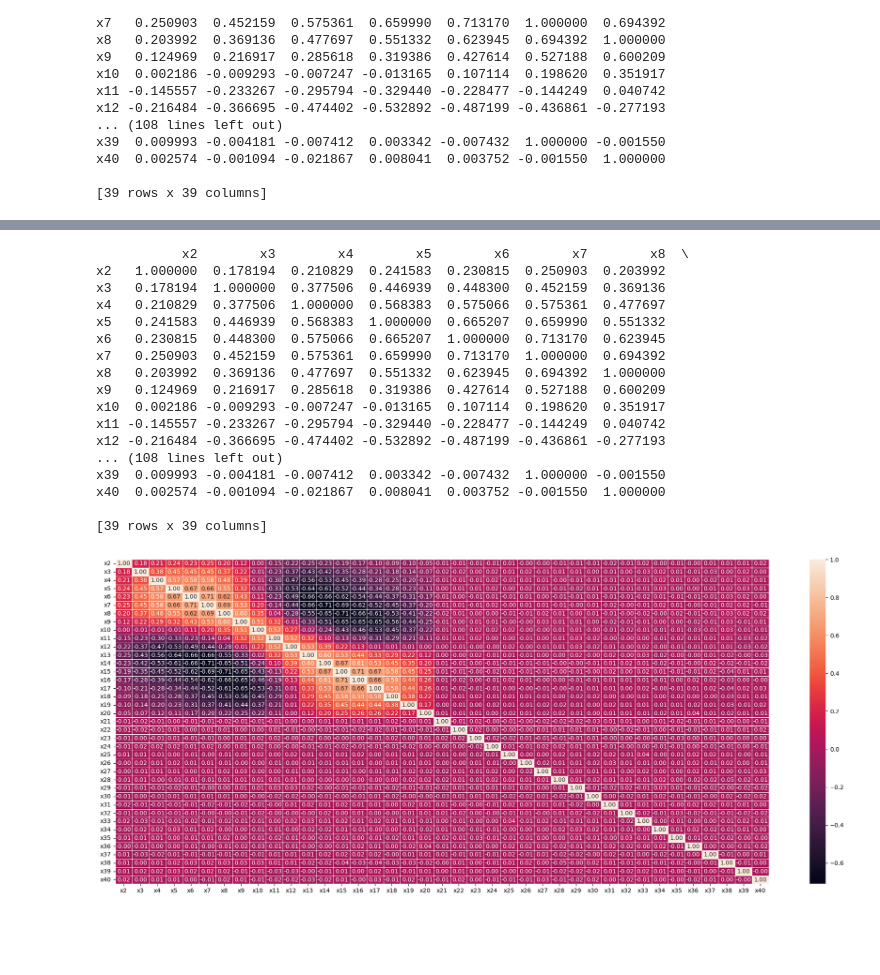
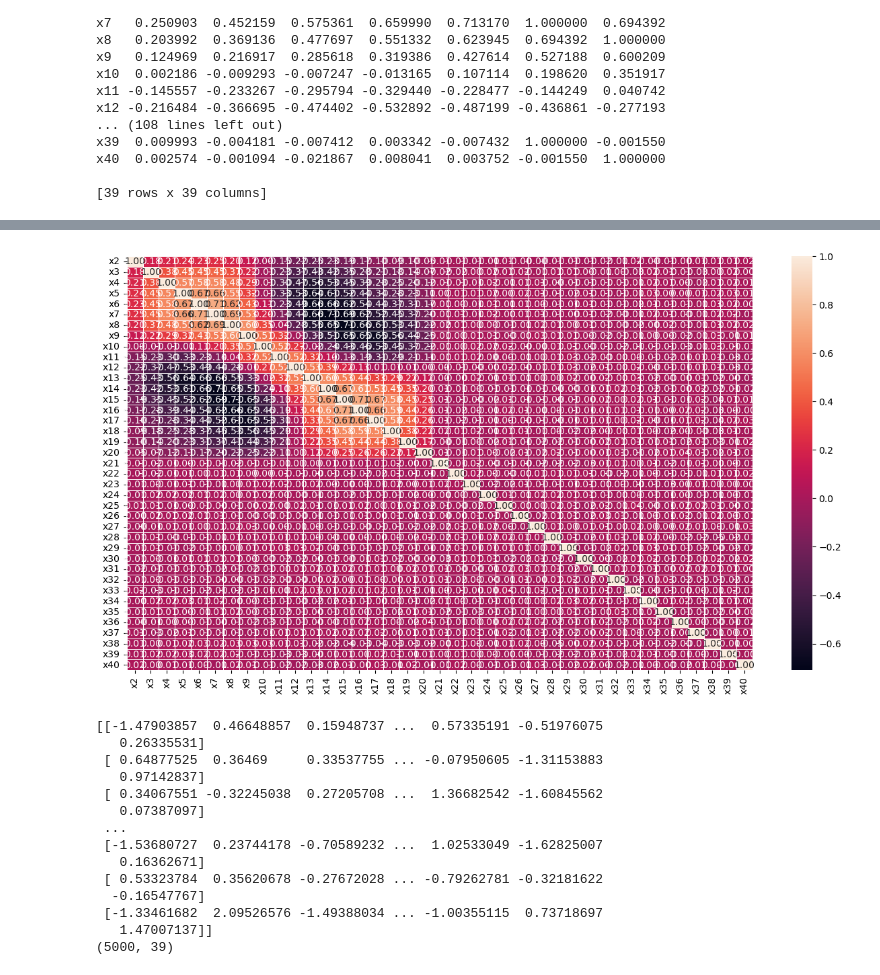
Before and after one commit to jady-lima/Correlacao-de-Pearson-e-Reducao-de-Dimensionalidade, a Jupyter notebook: src/03_correlacao_waveform.ipynb, the cells around one changed output, grey strips where cells are left out. Cells and saved outputs as stored; diff of their text form; code cells hidden in the pictures; blank space fills up the shorter version.

```diff
--- a/src/03_correlacao_waveform.ipynb
+++ b/src/03_correlacao_waveform.ipynb
@@ -3,7 +3,7 @@ import pandas as pd
 import seaborn as sn
 import matplotlib.pyplot as plt
 # %%
-databaseWaveform = pd.read_csv("data/Waveform.csv", encoding="utf-8")
+databaseWaveform = pd.read_csv("data/Waveform/Waveform.csv", encoding="utf-8")
 databaseWaveform.info()
 # %% [output]
 <class 'pandas.core.frame.DataFrame'>
@@ -24,8 +24,9 @@ Data columns (total 41 columns):
 dtypes: float64(40), int64(1)
 memory usage: 1.6 MB
 # %%
-correlationPearson = databaseWaveform.iloc[:, 1:-1].corr(method='pearson')
-print(correlationPearson)
+X = databaseWaveform.iloc[:, 1:-1]
+correlationPearsonComplete = X.corr(method='pearson')
+print(correlationPearsonComplete)
 # %% [output]
            x2        x3        x4        x5        x6        x7        x8  \
 x2   1.000000  0.178194  0.210829  0.241583  0.230815  0.250903  0.203992
@@ -68,21 +47,0 @@ memory usage: 1.6 MB
-# %%
-correlationPearson = databaseWaveform.iloc[:, 1:-1].corr(method='pearson')
-print(correlationPearson)
-# %% [output]
-           x2        x3        x4        x5        x6        x7        x8  \
-x2   1.000000  0.178194  0.210829  0.241583  0.230815  0.250903  0.203992
-x3   0.178194  1.000000  0.377506  0.446939  0.448300  0.452159  0.369136
-x4   0.210829  0.377506  1.000000  0.568383  0.575066  0.575361  0.477697
-x5   0.241583  0.446939  0.568383  1.000000  0.665207  0.659990  0.551332
-x6   0.230815  0.448300  0.575066  0.665207  1.000000  0.713170  0.623945
-x7   0.250903  0.452159  0.575361  0.659990  0.713170  1.000000  0.694392
-x8   0.203992  0.369136  0.477697  0.551332  0.623945  0.694392  1.000000
-x9   0.124969  0.216917  0.285618  0.319386  0.427614  0.527188  0.600209
-x10  0.002186 -0.009293 -0.007247 -0.013165  0.107114  0.198620  0.351917
-x11 -0.145557 -0.233267 -0.295794 -0.329440 -0.228477 -0.144249  0.040742
-x12 -0.216484 -0.366695 -0.474402 -0.532892 -0.487199 -0.436861 -0.277193
-... (108 lines left out)
-x39  0.009993 -0.004181 -0.007412  0.003342 -0.007432  1.000000 -0.001550
-x40  0.002574 -0.001094 -0.021867  0.008041  0.003752 -0.001550  1.000000
-
-[39 rows x 39 columns]
@@ -89,6 +51,6 @@ x40  0.002574 -0.001094 -0.021867  0.008041  0.003752 -0.001550  1.000000
 # %%
-plt.figure(figsize=(25, 10))
-plot = sn.heatmap(correlationPearson, annot=True, fmt=".2f", linewidths=.6)
+plt.figure(figsize=(15, 8))
+plot = sn.heatmap(correlationPearsonComplete, annot=True, fmt=".2f", linewidths=.6)
 plt.show()
 # %% [output]
-[figure, old version]
+[figure, new version]
@@ -94,0 +59,19 @@ plt.show()
+# %%
+X_std = StandardScaler().fit_transform(X)
+print(X_std)
+print(X_std.shape)
+# %% [output]
+[[-1.47903857  0.46648857  0.15948737 ...  0.57335191 -0.51976075
+   0.26335531]
+ [ 0.64877525  0.36469     0.33537755 ... -0.07950605 -1.31153883
+   0.97142837]
+ [ 0.34067551 -0.32245038  0.27205708 ...  1.36682542 -1.60845562
+   0.07387097]
+ ...
+ [-1.53680727  0.23744178 -0.70589232 ...  1.02533049 -1.62825007
+   0.16362671]
+ [ 0.53323784  0.35620678 -0.27672028 ... -0.79262781 -0.32181622
+  -0.16547767]
+ [-1.33461682  2.09526576 -1.49388034 ... -1.00355115  0.73718697
+   1.47007137]]
+(5000, 39)
```
Also changed, not shown: parts of 8 cells of this notebook, 4 other files.
